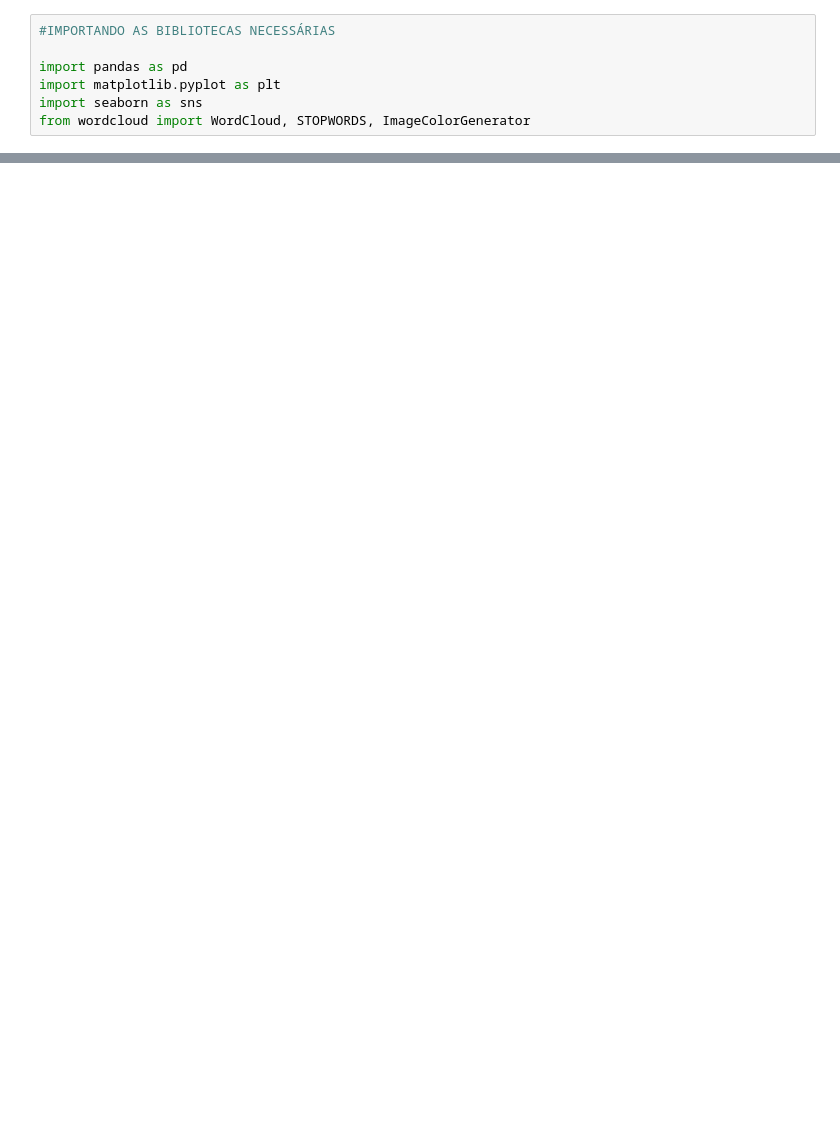
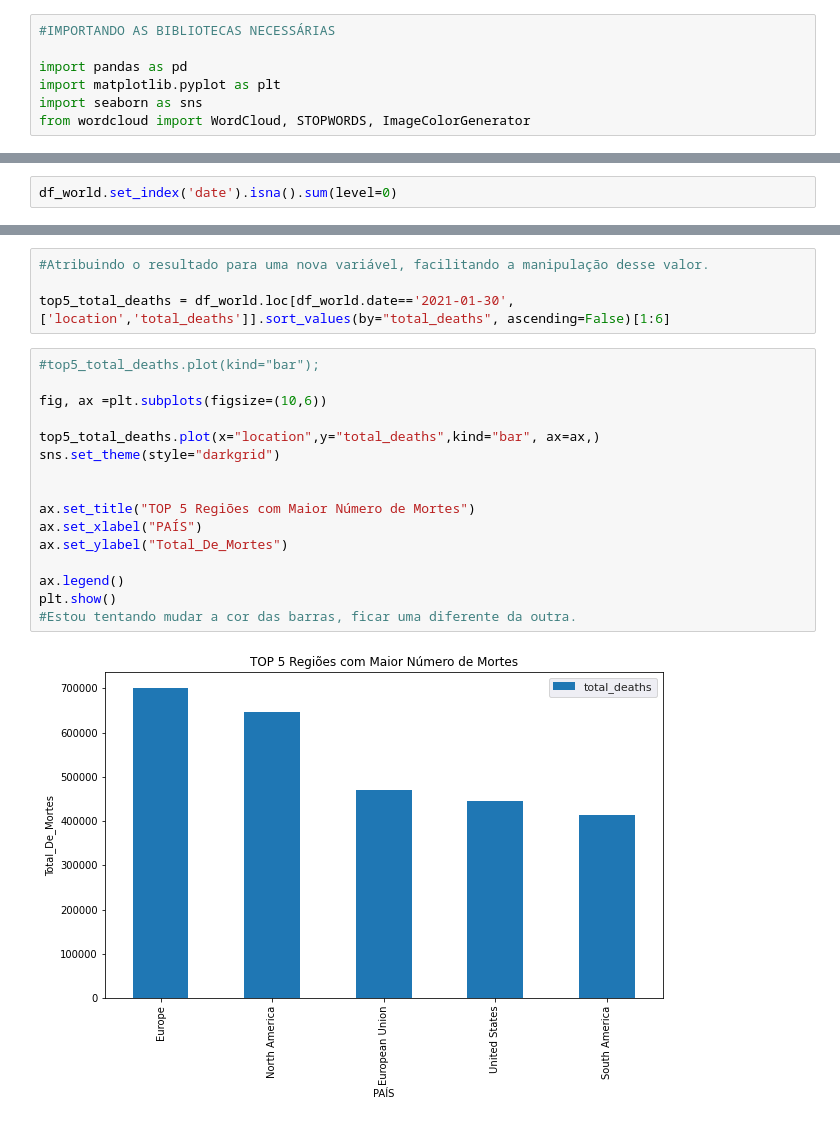
Before and after one commit to Yanni-Dhevictor/Projetos-de-Data-Science, a Jupyter notebook: [PROJETO]PANORAMA_DO_COVID_19.ipynb, the cells around one changed output, grey strips where cells are left out. Drawn from its saved outputs; the diff is of its cells as text; blank space fills up the shorter version.

```diff
--- a/[PROJETO]PANORAMA_DO_COVID_19.ipynb
+++ b/[PROJETO]PANORAMA_DO_COVID_19.ipynb
@@ -38,0 +306,2 @@ df_world.describe()
+# %%
+df_world.set_index('date').isna().sum(level=0)
@@ -38,0 +386,22 @@ df_world.describe()
+# %%
+#Atribuindo o resultado para uma nova variável, facilitando a manipulação desse valor.
+
+top5_total_deaths = df_world.loc[df_world.date=='2021-01-30', ['location','total_deaths']].sort_values(by="total_deaths", ascending=False)[1:6]
+# %%
+#top5_total_deaths.plot(kind="bar");
+
+fig, ax =plt.subplots(figsize=(10,6))
+
+top5_total_deaths.plot(x="location",y="total_deaths",kind="bar", ax=ax,)
+sns.set_theme(style="darkgrid")
+
+
+ax.set_title("TOP 5 Regiões com Maior Número de Mortes")
+ax.set_xlabel("PAÍS")
+ax.set_ylabel("Total_De_Mortes")
+
+ax.legend()
+plt.show()
+#Estou tentando mudar a cor das barras, ficar uma diferente da outra.
+# %% [output]
+[figure, added]
```
Also changed, not shown: parts of 62 cells of this notebook.
